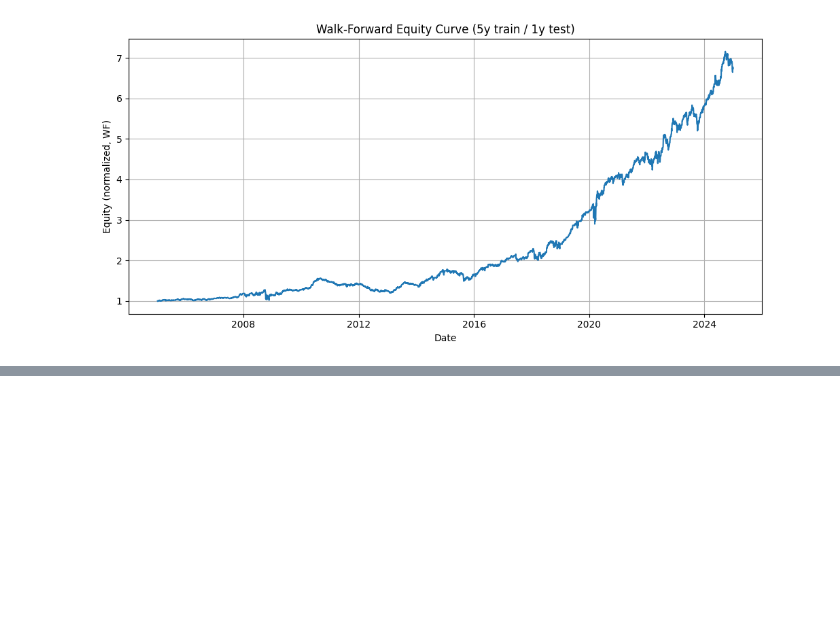
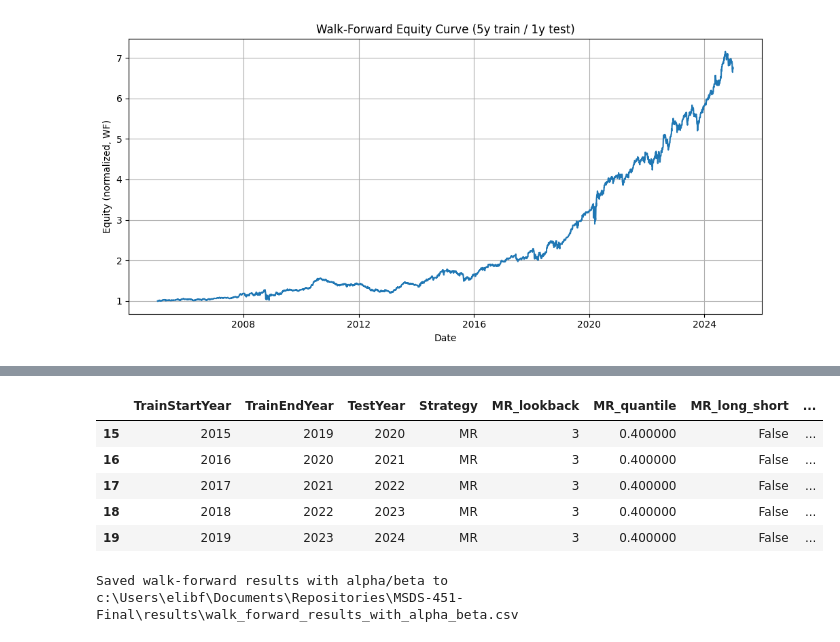
Before and after one commit to EliFreedman/MSDS-451-Final, a Jupyter notebook: notebooks/final_project.ipynb, the cells around one changed output, grey strips where cells are left out. Cells and saved outputs as stored; diff of their text form; code cells hidden in the pictures; blank space fills up the shorter version.

Commit message:
feat: calculated alpha and beta

```diff
--- a/notebooks/final_project.ipynb
+++ b/notebooks/final_project.ipynb
@@ -1381,13 +1384,13 @@ Monte Carlo results demonstrate that random long+short exposure in the consumer
 #### Top-5 Model Comparison
 # %%
 BENCH = "VDC"
-spy_prices = _read_price_csv(saved_benchmarks[1], BENCH)
-spy_test = spy_prices.filter((pl.col("Date") >= TEST_START) & (pl.col("Date") <= TEST_END))
-spy_rets = spy_test.select("Date", (pl.col(BENCH).pct_change()).alias("ret")).drop_nulls(subset=["ret"])
-spy_eq   = spy_rets.select("Date", ((1.0 + pl.col("ret")).cum_prod()).alias(f"{BENCH}_Equity"))
+bench_prices = _read_price_csv(saved_benchmarks[1], BENCH)
+bench_test = bench_prices.filter((pl.col("Date") >= TEST_START) & (pl.col("Date") <= TEST_END))
+bench_rets = bench_test.select("Date", (pl.col(BENCH).pct_change()).alias("ret")).drop_nulls(subset=["ret"])
+bench_eq   = bench_rets.select("Date", ((1.0 + pl.col("ret")).cum_prod()).alias(f"{BENCH}_Equity"))
 
 # Join all on common test dates, then normalize each to 1.0 at first common date
-joined = spy_eq
+joined = bench_eq
 for eq in eq_list:
     joined = joined.join(eq, on="Date", how="inner")
 
@@ -1955,0 +2046,40 @@ Saved stitched walk-forward equity curve to c:\Users\elibf\Documents\Repositorie
+# %%
+display(
+    wf_results_with_ab
+    .select(
+        "TrainStartYear", "TrainEndYear", "TestYear", "Strategy",
+        "MR_lookback", "MR_quantile", "MR_long_short",
+        "MOM_lookback", "MOM_long_short", "MOM_neutral_band",
+        "trans_cost_bps",
+        "Test_CAGR", "Test_Sharpe", "Test_Volatility", "Test_Max Drawdown",
+        "Test_Win Rate", "Test_Avg Daily Turnover",
+        "Alpha_Annual", "Beta",
+    )
+    .sort("TestYear")
+    .to_pandas()
+    .tail(5)
+    .style.format(
+        {
+            "Test_CAGR": "{:.2%}",
+            "Test_Sharpe": "{:.2f}",
+            "Test_Volatility": "{:.2%}",
+            "Test_Max Drawdown": "{:.2%}",
+            "Test_Win Rate": "{:.2%}",
+            "Test_Avg Daily Turnover": "{:.2%}",
+            "Alpha_Annual": "{:.2%}",
+            "Beta": "{:.2f}",
+        }
+    )
+)
+
+wf_results_ab_path = results_dir / "walk_forward_results_with_alpha_beta.csv"
+wf_results_with_ab.write_csv(wf_results_ab_path)
+print(f"Saved walk-forward results with alpha/beta to {wf_results_ab_path}")
+# %% [output]
+|  | TrainStartYear | TrainEndYear | TestYear | Strategy | MR_lookback | MR_quantile | MR_long_short | ... |
+| 15 | 2015 | 2019 | 2020 | MR | 3 | 0.400000 | False | ... |
+| 16 | 2016 | 2020 | 2021 | MR | 3 | 0.400000 | False | ... |
+| 17 | 2017 | 2021 | 2022 | MR | 3 | 0.400000 | False | ... |
+| 18 | 2018 | 2022 | 2023 | MR | 3 | 0.400000 | False | ... |
+| 19 | 2019 | 2023 | 2024 | MR | 3 | 0.400000 | False | ... |
+Saved walk-forward results with alpha/beta to c:\Users\elibf\Documents\Repositories\MSDS-451-Final\results\walk_forward_results_with_alpha_beta.csv
```
Also changed, not shown: parts of 16 cells of this notebook, 1 other file.
